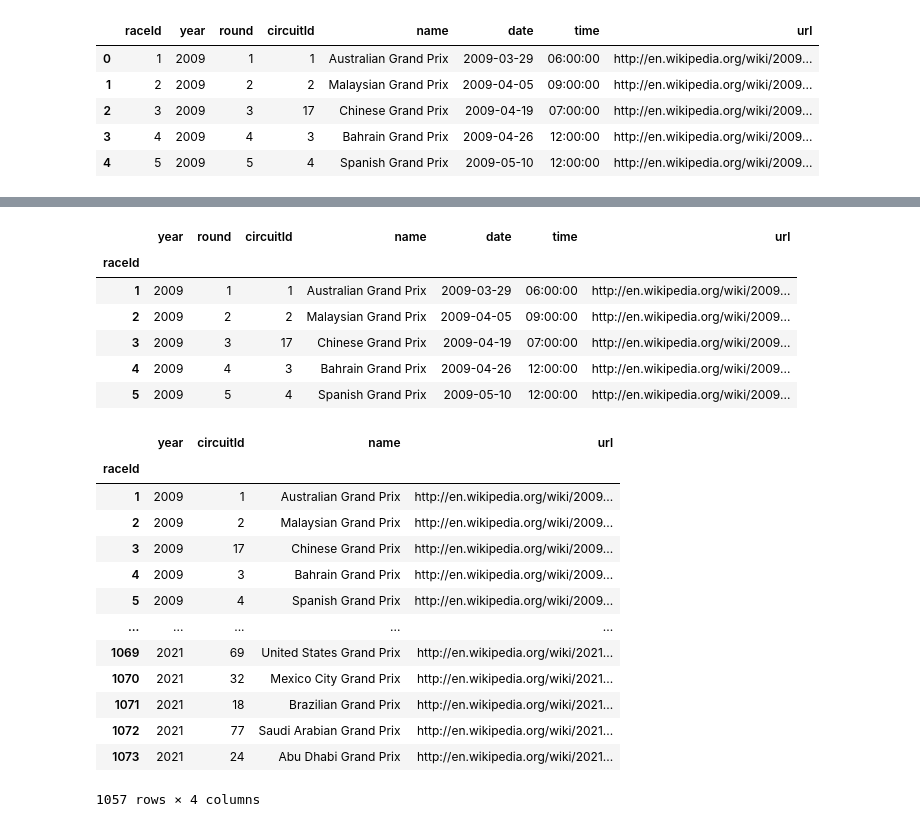
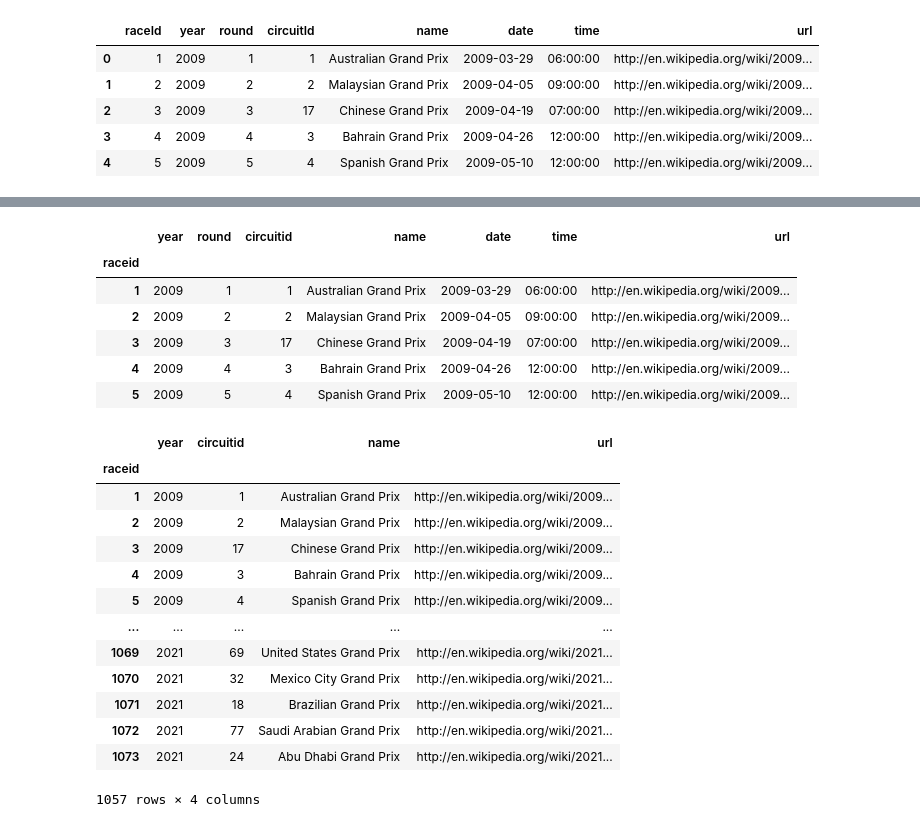
Before and after one commit to serenaremlang/Formula1_Fun, a Jupyter notebook: sql/circuits.ipynb, the cells around one changed output, grey strips where cells are left out. Drawn from its saved outputs; the diff is of its cells as text; code cells hidden in the pictures.

```diff
--- a/sql/circuits.ipynb
+++ b/sql/circuits.ipynb
@@ -63,3 +77,6 @@ race_df.head()
 | 2 | 3 | 2009 | 3 | 17 | Chinese Grand Prix | 2009-04-19 | 07:00:00 | http://en.wikipedia.org/wiki/2009... |
 | 3 | 4 | 2009 | 4 | 3 | Bahrain Grand Prix | 2009-04-26 | 12:00:00 | http://en.wikipedia.org/wiki/2009... |
 | 4 | 5 | 2009 | 5 | 4 | Spanish Grand Prix | 2009-05-10 | 12:00:00 | http://en.wikipedia.org/wiki/2009... |
+# %%
+race_df = race_df.rename(columns= {'raceId': 'raceid', 'circuitId': 'circuitid'})
+race_df
@@ -66,23 +97,23 @@ race_df.head()
 # %%
-race_df = race_df.set_index('raceId')
+race_df = race_df.set_index('raceid')
 race_df.head()
 # %% [output]
-|  | year | round | circuitId | name | date | time | url |
-| raceId |  |  |  |  |  |  |  |
+|  | year | round | circuitid | name | date | time | url |
+| raceid |  |  |  |  |  |  |  |
 | 1 | 2009 | 1 | 1 | Australian Grand Prix | 2009-03-29 | 06:00:00 | http://en.wikipedia.org/wiki/2009... |
 | 2 | 2009 | 2 | 2 | Malaysian Grand Prix | 2009-04-05 | 09:00:00 | http://en.wikipedia.org/wiki/2009... |
 | 3 | 2009 | 3 | 17 | Chinese Grand Prix | 2009-04-19 | 07:00:00 | http://en.wikipedia.org/wiki/2009... |
 | 4 | 2009 | 4 | 3 | Bahrain Grand Prix | 2009-04-26 | 12:00:00 | http://en.wikipedia.org/wiki/2009... |
 | 5 | 2009 | 5 | 4 | Spanish Grand Prix | 2009-05-10 | 12:00:00 | http://en.wikipedia.org/wiki/2009... |
 # %%
-race_cols = ['year', 'circuitId', 'name', 'url']
+race_cols = ['year', 'circuitid', 'name', 'url']
 race_transformed = race_df[race_cols].copy()
 race_transformed
 # race_transformed = race_transformed.set_index('raceId', inplace=True)
 # race_transformed.head()
 # %% [output]
-|  | year | circuitId | name | url |
-| raceId |  |  |  |  |
+|  | year | circuitid | name | url |
+| raceid |  |  |  |  |
 | 1 | 2009 | 1 | Australian Grand Prix | http://en.wikipedia.org/wiki/2009... |
 | 2 | 2009 | 2 | Malaysian Grand Prix | http://en.wikipedia.org/wiki/2009... |
 | 3 | 2009 | 17 | Chinese Grand Prix | http://en.wikipedia.org/wiki/2009... |
```
Also changed, not shown: parts of 8 cells of this notebook.
